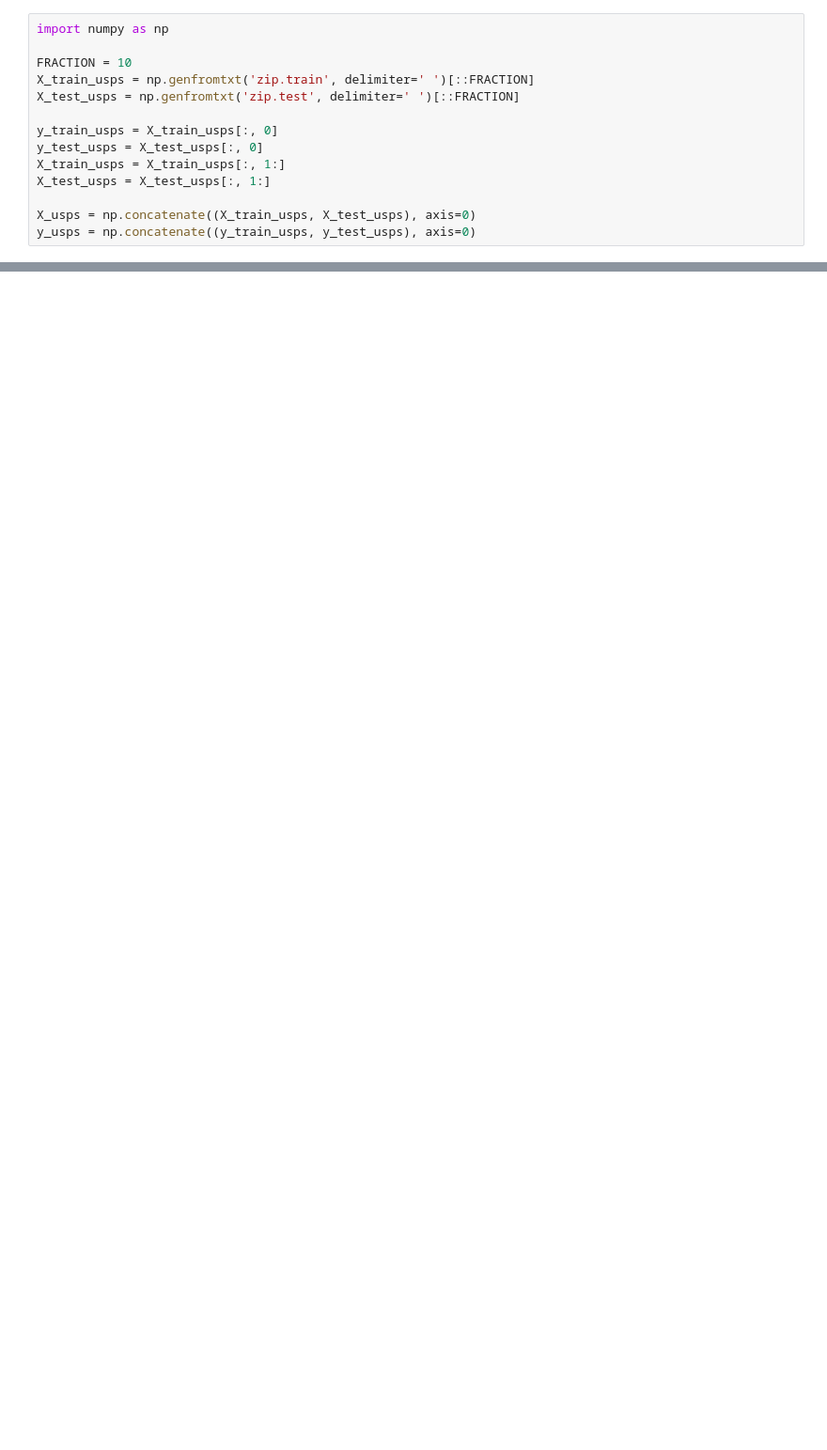
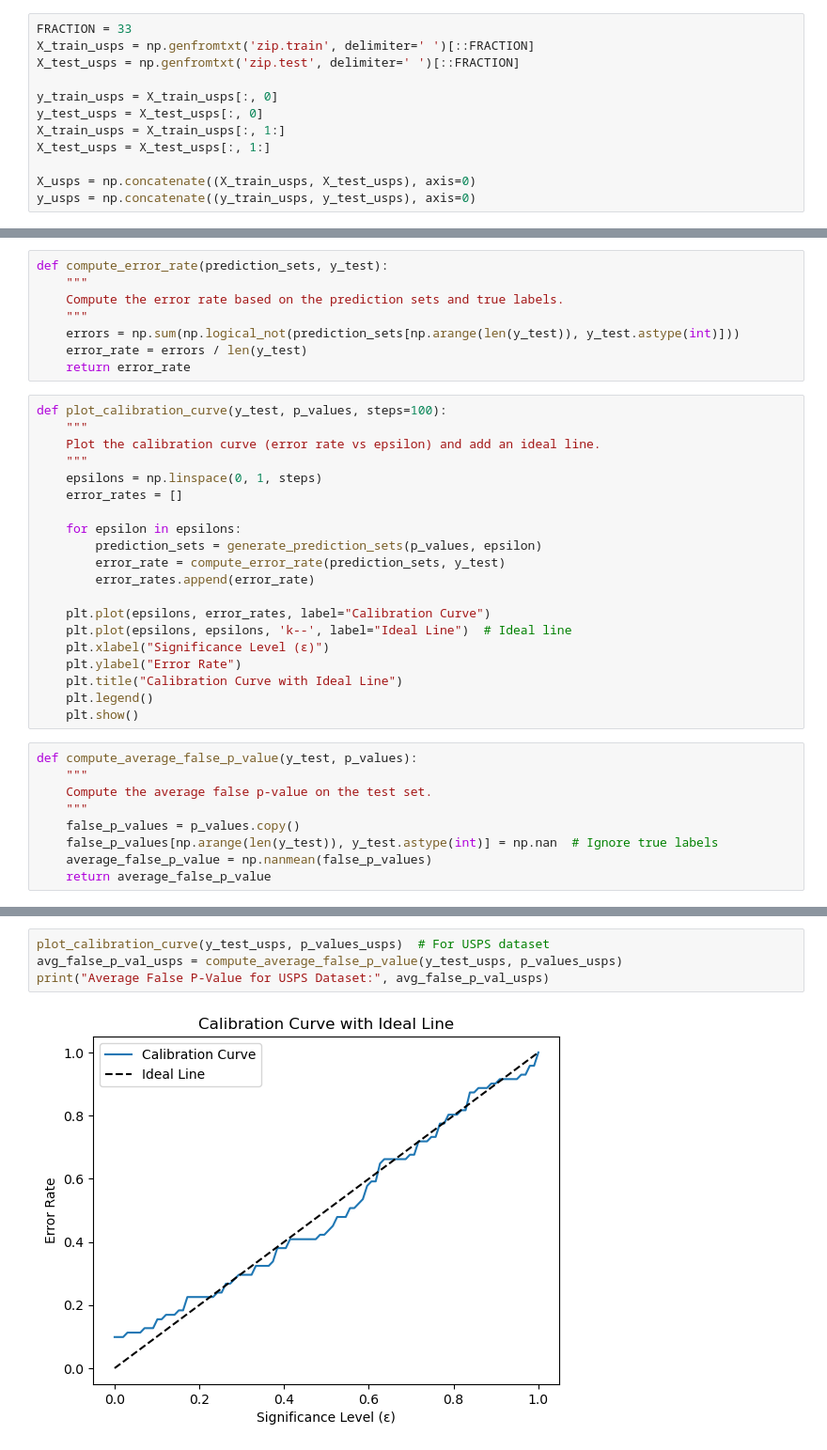
Before and after one commit to KoriKosmos/CS5920_Labs, a Jupyter notebook: CS3920_A2.ipynb, the cells around one changed output, grey strips where cells are left out. Shown at 94% size. Drawn from its saved outputs; the diff is of its cells as text; blank space fills up the shorter version.

```diff
--- a/CS3920_A2.ipynb
+++ b/CS3920_A2.ipynb
@@ -5,7 +14,5 @@ X_wine, y_wine = wine.data, wine.target
 # %%
-import numpy as np
-
-FRACTION = 10
+FRACTION = 33
 X_train_usps = np.genfromtxt('zip.train', delimiter=' ')[::FRACTION]
 X_test_usps = np.genfromtxt('zip.test', delimiter=' ')[::FRACTION]
 
@@ -121,0 +139,37 @@ USPS Dataset - Best Scaler: MinMaxScaler, Test Error Rate: 0.0858
+# %%
+def compute_error_rate(prediction_sets, y_test):
+    """
+    Compute the error rate based on the prediction sets and true labels.
+    """
+    errors = np.sum(np.logical_not(prediction_sets[np.arange(len(y_test)), y_test.astype(int)]))
+    error_rate = errors / len(y_test)
+    return error_rate
+# %%
+def plot_calibration_curve(y_test, p_values, steps=100):
+    """
+    Plot the calibration curve (error rate vs epsilon) and add an ideal line.
+    """
+    epsilons = np.linspace(0, 1, steps)
+    error_rates = []
+
+    for epsilon in epsilons:
+        prediction_sets = generate_prediction_sets(p_values, epsilon)
+        error_rate = compute_error_rate(prediction_sets, y_test)
+        error_rates.append(error_rate)
+
+    plt.plot(epsilons, error_rates, label="Calibration Curve")
+    plt.plot(epsilons, epsilons, 'k--', label="Ideal Line")  # Ideal line
+    plt.xlabel("Significance Level (ε)")
+    plt.ylabel("Error Rate")
+    plt.title("Calibration Curve with Ideal Line")
+    plt.legend()
+    plt.show()
+# %%
+def compute_average_false_p_value(y_test, p_values):
+    """
+    Compute the average false p-value on the test set.
+    """
+    false_p_values = p_values.copy()
+    false_p_values[np.arange(len(y_test)), y_test.astype(int)] = np.nan  # Ignore true labels
+    average_false_p_value = np.nanmean(false_p_values)
+    return average_false_p_value
@@ -121,0 +186,6 @@ USPS Dataset - Best Scaler: MinMaxScaler, Test Error Rate: 0.0858
+# %%
+plot_calibration_curve(y_test_usps, p_values_usps)  # For USPS dataset
+avg_false_p_val_usps = compute_average_false_p_value(y_test_usps, p_values_usps)
+print("Average False P-Value for USPS Dataset:", avg_false_p_val_usps)
+# %% [output]
+[figure, added]
```
Also changed, not shown: parts of 17 cells of this notebook.
